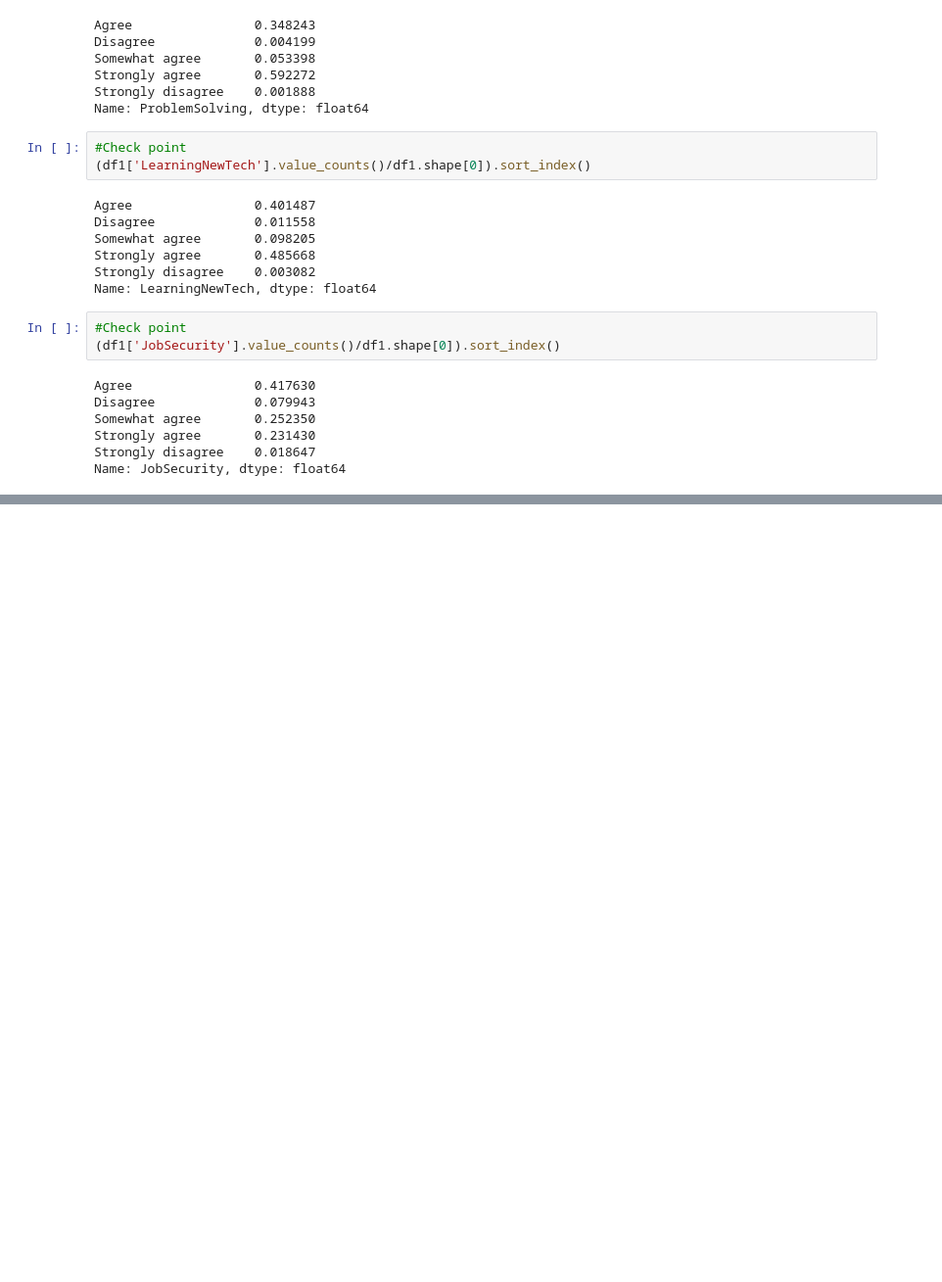
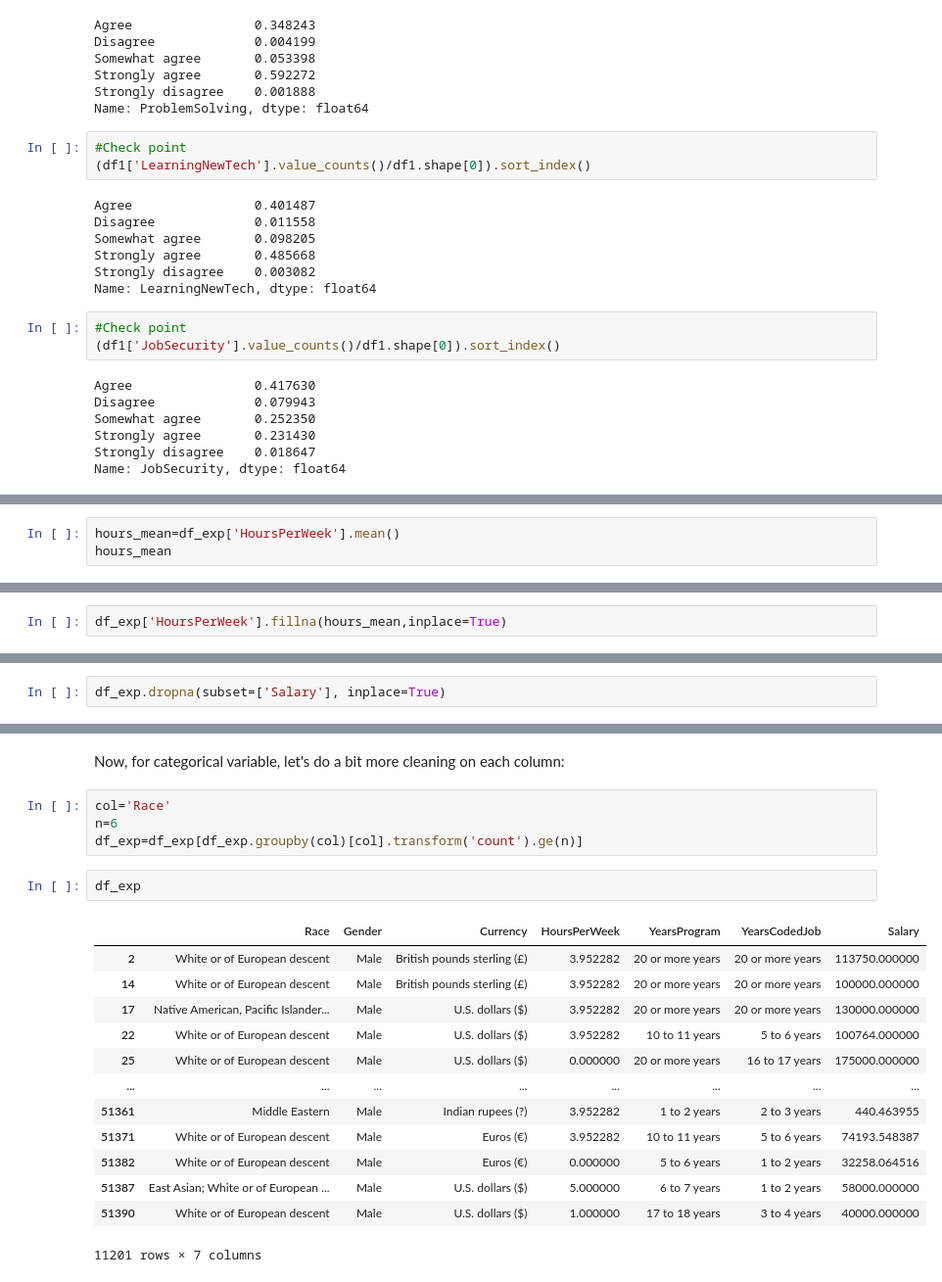
Before and after one commit to mkhajeh/StackOverFlow_2017_Survey_Analysis, a Jupyter notebook: StackOverflow 2017 Survey Analysis.ipynb, the cells around one changed output, grey strips where cells are left out. Shown: that part at 98% size. Saved outputs shown, nothing was run; the diff lists cells and outputs as text; blank space fills up the shorter version.

```diff
--- a/StackOverflow 2017 Survey Analysis.ipynb
+++ b/StackOverflow 2017 Survey Analysis.ipynb
@@ -599,0 +641,3 @@ Name: JobSecurity, dtype: float64
+# %%
+hours_mean=df_exp['HoursPerWeek'].mean()
+hours_mean
@@ -599,0 +646,2 @@ Name: JobSecurity, dtype: float64
+# %%
+df_exp['HoursPerWeek'].fillna(hours_mean,inplace=True)
@@ -599,0 +658,2 @@ Name: JobSecurity, dtype: float64
+# %%
+df_exp.dropna(subset=['Salary'], inplace=True)
@@ -599,0 +688,22 @@ Name: JobSecurity, dtype: float64
+# %% [markdown]
+Now, for categorical variable, let's do a bit more cleaning on each column:
+# %%
+col='Race'
+n=6
+df_exp=df_exp[df_exp.groupby(col)[col].transform('count').ge(n)]
+# %%
+df_exp
+# %% [output]
+|  | Race | Gender | Currency | HoursPerWeek | YearsProgram | YearsCodedJob | Salary |
+| 2 | White or of European descent | Male | British pounds sterling (£) | 3.952282 | 20 or more years | 20 or more years | 113750.000000 |
+| 14 | White or of European descent | Male | British pounds sterling (£) | 3.952282 | 20 or more years | 20 or more years | 100000.000000 |
+| 17 | Native American, Pacific Islander... | Male | U.S. dollars ($) | 3.952282 | 20 or more years | 20 or more years | 130000.000000 |
+| 22 | White or of European descent | Male | U.S. dollars ($) | 3.952282 | 10 to 11 years | 5 to 6 years | 100764.000000 |
+| 25 | White or of European descent | Male | U.S. dollars ($) | 0.000000 | 20 or more years | 16 to 17 years | 175000.000000 |
+| ... | ... | ... | ... | ... | ... | ... | ... |
+| 51361 | Middle Eastern | Male | Indian rupees (?) | 3.952282 | 1 to 2 years | 2 to 3 years | 440.463955 |
+| 51371 | White or of European descent | Male | Euros (€) | 3.952282 | 10 to 11 years | 5 to 6 years | 74193.548387 |
+| 51382 | White or of European descent | Male | Euros (€) | 0.000000 | 5 to 6 years | 1 to 2 years | 32258.064516 |
+| 51387 | East Asian; White or of European ... | Male | U.S. dollars ($) | 5.000000 | 6 to 7 years | 1 to 2 years | 58000.000000 |
+| 51390 | White or of European descent | Male | U.S. dollars ($) | 1.000000 | 17 to 18 years | 3 to 4 years | 40000.000000 |
+11201 rows × 7 columns
```
Also changed, not shown: parts of 47 cells of this notebook.
